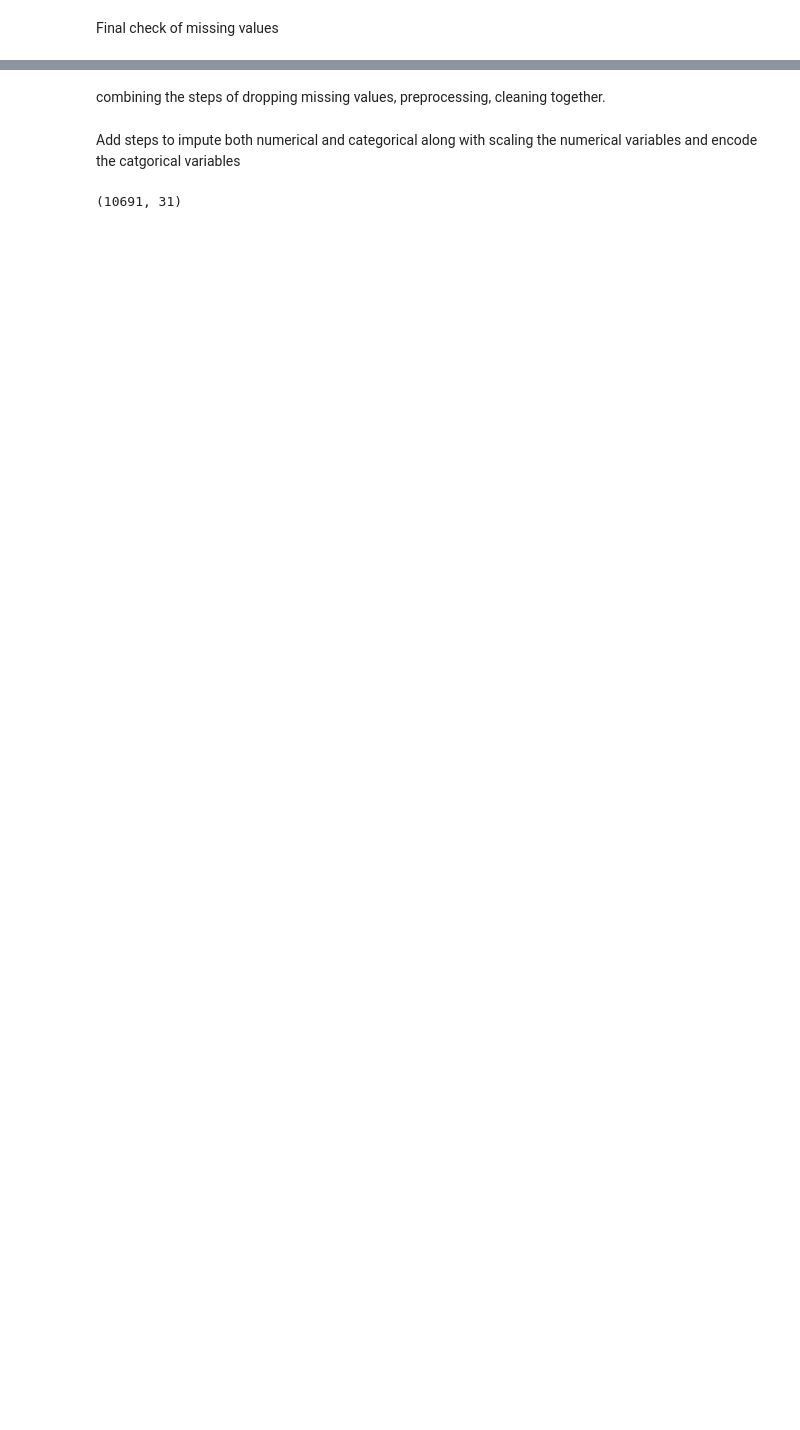
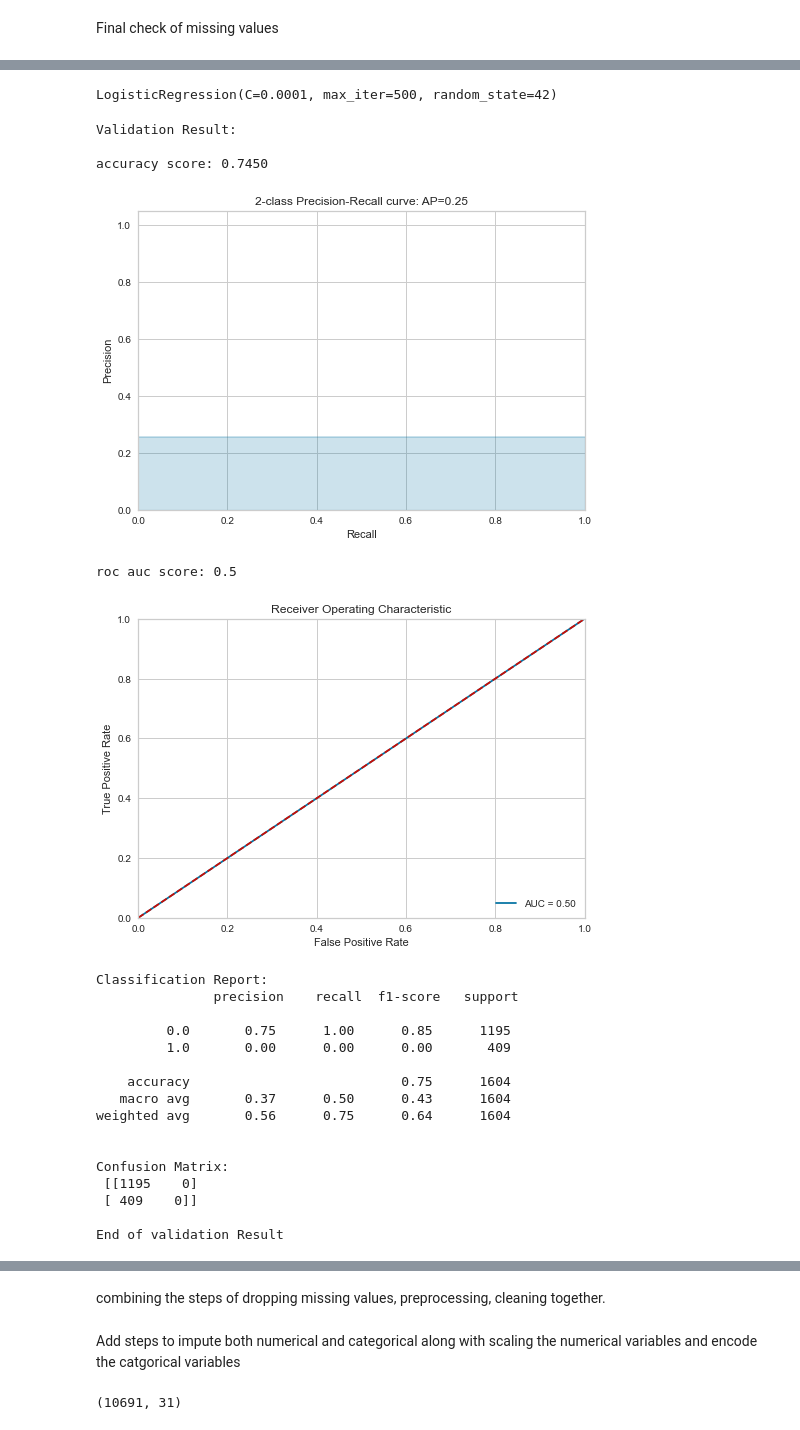
Before and after one commit to achen77-cell/Auto_Insurance_Claims, a Jupyter notebook: PreProcessing/Data Preparation.ipynb, the cells around one changed output, grey strips where cells are left out. Drawn from its saved outputs; the diff is of its cells as text; code cells hidden in the pictures; blank space fills up the shorter version.

```diff
--- a/PreProcessing/Data Preparation.ipynb
+++ b/PreProcessing/Data Preparation.ipynb
@@ -429,0 +489,4 @@ Index(['MonthOfAccident', 'WeekOfMonthOfAccident', 'MonthClaimed',
+# %%
+from sklearn.dummy import DummyClassifier
+dummy_clf = DummyClassifier()
+dummy_clf.fit(X_train, y_train)
@@ -429,0 +506,5 @@ Index(['MonthOfAccident', 'WeekOfMonthOfAccident', 'MonthClaimed',
+# %%
+sc = StandardScaler()
+X_train = sc.fit_transform(X_train)
+X_val = sc.transform(X_val)
+X_test = sc.transform(X_test)
@@ -429,0 +525,29 @@ Index(['MonthOfAccident', 'WeekOfMonthOfAccident', 'MonthClaimed',
+# %%
+def clf_score(clf, X_train, y_train, X_val, y_val, train=True):
+    if train:
+        print("Train Result:\n")
+        print("accuracy score: {0:.4f}\n".format(accuracy_score(y_train, clf.predict(X_train))))
+        print("Classification Report: \n {}\n".format(classification_report(y_train, clf.predict(X_train))))
+        print("Confusion Matrix: \n {}\n".format(confusion_matrix(y_train, clf.predict(X_train))))
+
+        res = cross_val_score(clf, X_train, y_train, cv=10, scoring='accuracy')
+        print("Average Accuracy: \t {0:.4f}".format(np.mean(res)))
+        print("Accuracy SD: \t\t {0:.4f}".format(np.std(res)))
+
+    elif train == False:
+        print("Validation Result:\n")
+        print("accuracy score: {0:.4f}\n".format(accuracy_score(y_val, clf.predict(X_val))))
+
+        precision, recall, _ = precision_recall_curve(y_val, clf.predict(X_val))
+        average_precision = average_precision_score(y_val, clf.predict(X_val))
+        plot_pr_curve(precision, recall, average_precision)
+
+        fpr, tpr, _ = roc_curve(y_val, clf.predict(X_val))
+        roc_auc = roc_auc_score(y_val, clf.predict(X_val))
+        print("roc auc score: {}\n".format(roc_auc))
+        plot_roc_curve(fpr, tpr, roc_auc)
+
+        print("Classification Report: \n {}\n".format(classification_report(y_val, clf.predict(X_val))))
+        print("Confusion Matrix: \n {}\n".format(confusion_matrix(y_val, clf.predict(X_val))))
+        plot_confusion_matrix(clf,  X_val, clf.predict(X_val))
+        print("End of validation Result\n")
@@ -429,0 +595,30 @@ Index(['MonthOfAccident', 'WeekOfMonthOfAccident', 'MonthClaimed',
+# %%
+clf_log_reg_vanilla = LogisticRegression(C=0.0001, random_state=42, max_iter=500)
+clf_log_reg_vanilla.fit(X_train, y_train)
+# %% [output]
+LogisticRegression(C=0.0001, max_iter=500, random_state=42)
+# %%
+clf_score(clf_log_reg_vanilla, X_train, y_train, X_val, y_val, train=False)
+# %% [output]
+Validation Result:
+
+accuracy score: 0.7450
+[figure, added]
+roc auc score: 0.5
+[figure, added]
+Classification Report:
+               precision    recall  f1-score   support
+
+         0.0       0.75      1.00      0.85      1195
+         1.0       0.00      0.00      0.00       409
+
+    accuracy                           0.75      1604
+   macro avg       0.37      0.50      0.43      1604
+weighted avg       0.56      0.75      0.64      1604
+
+
+Confusion Matrix:
+ [[1195    0]
+ [ 409    0]]
+
+End of validation Result
```
Also changed, not shown: parts of 87 cells of this notebook.
